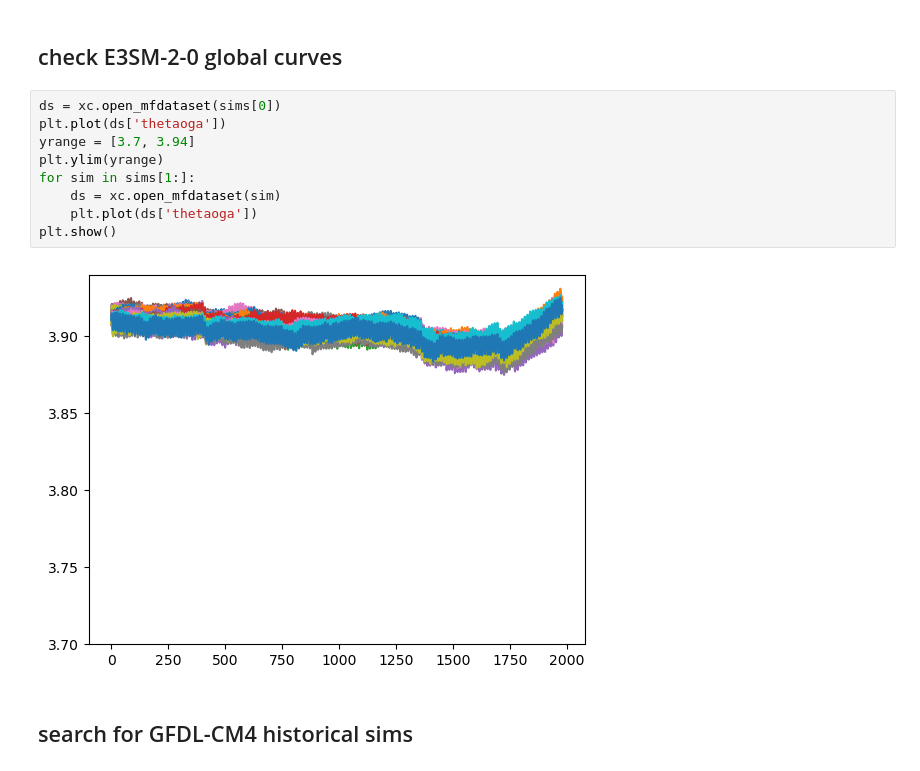
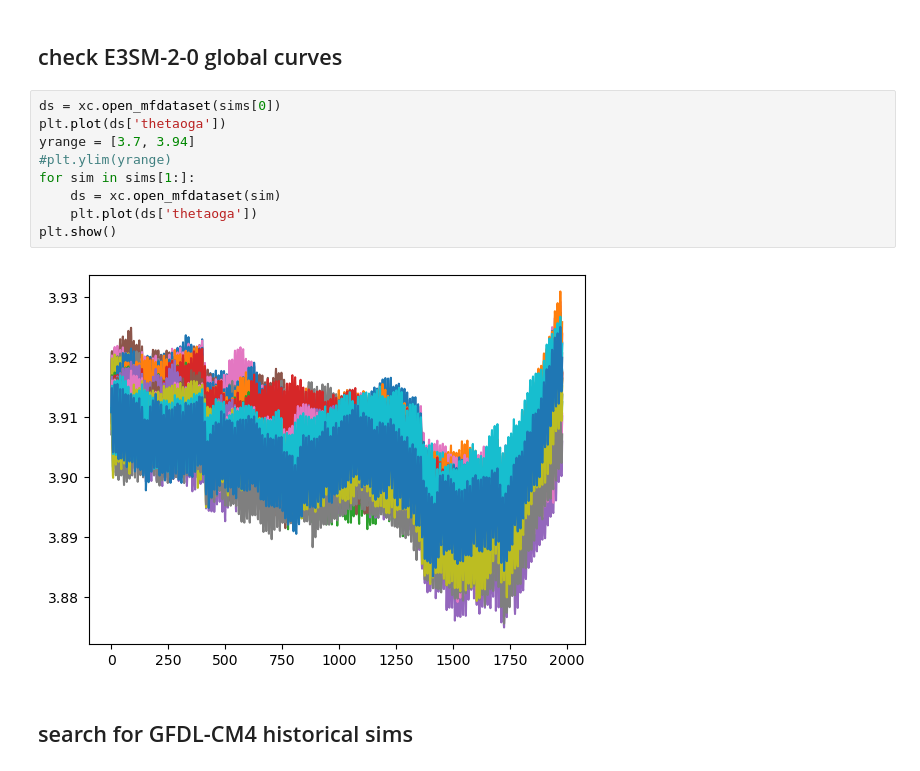
Before and after one commit to durack1/notebooks, a Jupyter notebook: jlnbs/CMIP6-OHC.ipynb, the cells around one changed output. Drawn from its saved outputs; the diff is of its cells as text.

```diff
--- a/jlnbs/CMIP6-OHC.ipynb
+++ b/jlnbs/CMIP6-OHC.ipynb
@@ -81,14 +90,14 @@ sims
 # %%
 ds = xc.open_mfdataset(sims[0])
 plt.plot(ds['thetaoga'])
 yrange = [3.7, 3.94]
-plt.ylim(yrange)
+#plt.ylim(yrange)
 for sim in sims[1:]:
     ds = xc.open_mfdataset(sim)
     plt.plot(ds['thetaoga'])
 plt.show()
 # %% [output]
-[figure, old version]
+[figure, new version]
 # %% [markdown]
 ## search for GFDL-CM4 historical sims
 # %%
```
Also changed, not shown: parts of 6 cells of this notebook.
